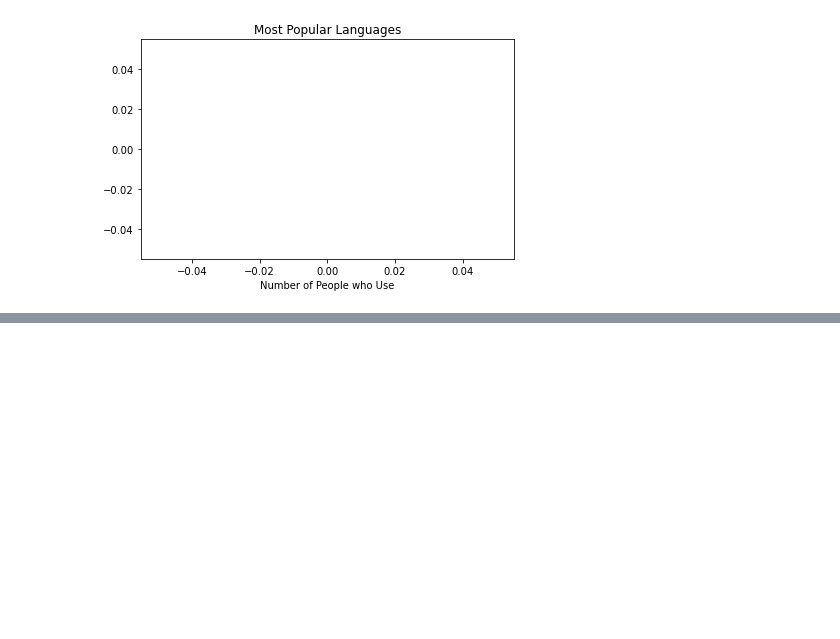
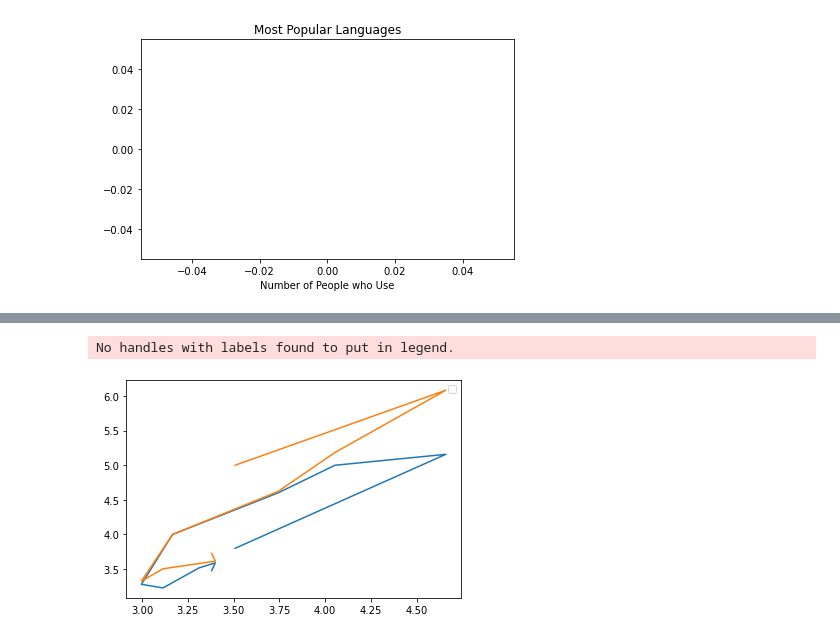
Before and after one commit to arisugiharto/Intermediate_python_batch16, a Jupyter notebook: Materi 5.3 - Bar Chart.ipynb, the cells around one changed output, grey strips where cells are left out. Saved outputs shown, nothing was run; the diff lists cells and outputs as text; code cells hidden in the pictures; blank space fills up the shorter version.

```diff
--- a/Materi 5.3 - Bar Chart.ipynb
+++ b/Materi 5.3 - Bar Chart.ipynb
@@ -218,3 +227,7 @@ plt.tight_layout()
 plt.show()
 # %% [output]
 [figure]
+# %%
+import numpy as np
+df2 = pd.read_csv("tesla.csv")
+df2
@@ -220,0 +248,13 @@ plt.show()
+# %%
+x = df2.iloc[:10, [3]]
+f = df2.iloc[:10, [1]]
+z = df2.iloc[:10, [2]]
+
+plt.plot(x,f)
+plt.plot(x,z)
+
+plt.legend()
+plt.show()
+# %% [output]
+No handles with labels found to put in legend.
+[figure, added]
```
Also changed, not shown: parts of 4 cells of this notebook, 1 other file.
